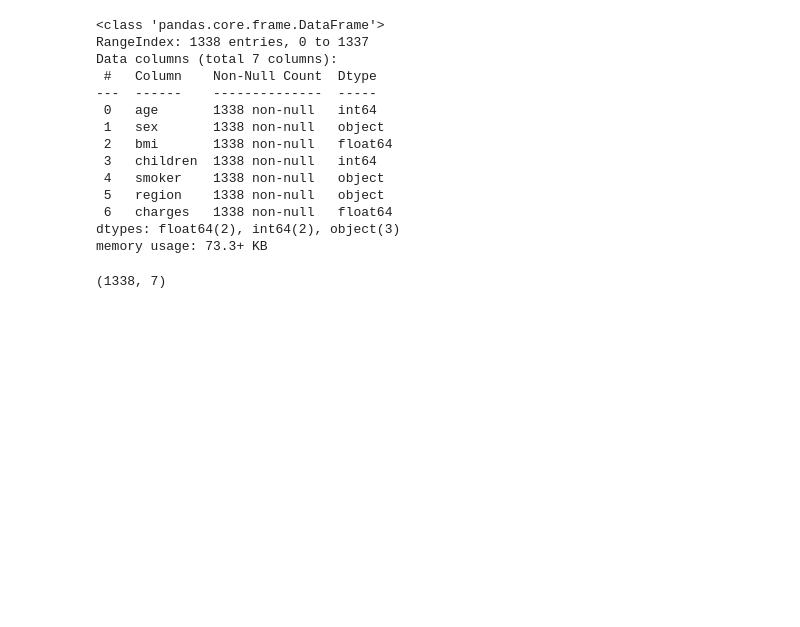
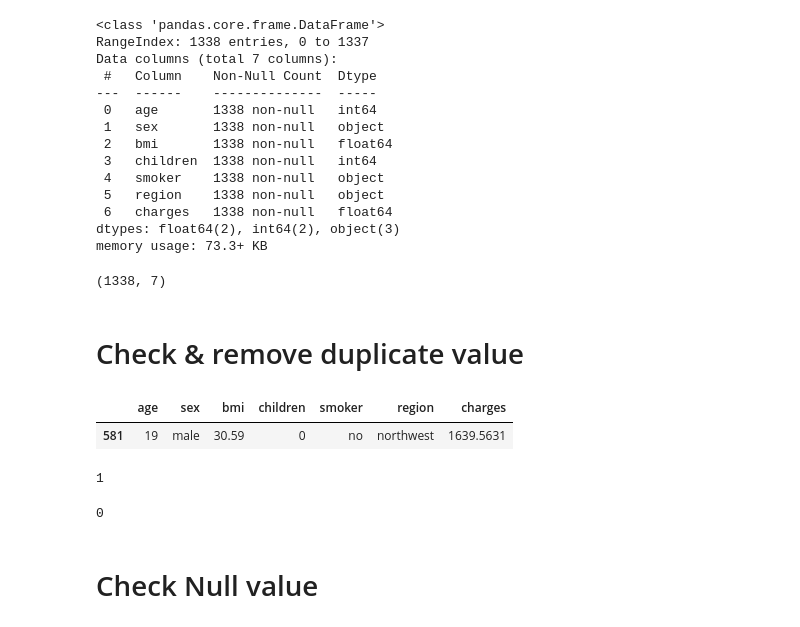
Before and after one commit to Shahriar201/Machine-Learning-Practices, a Jupyter notebook: linear_regression_insurance_part01.ipynb, the cells around one changed output. Cells and saved outputs as stored; diff of their text form; code cells hidden in the pictures; blank space fills up the shorter version.

```diff
--- a/linear_regression_insurance_part01.ipynb
+++ b/linear_regression_insurance_part01.ipynb
@@ -40,3 +42,24 @@ memory usage: 73.3+ KB
 insurance.shape
 # %% [output]
 (1338, 7)
+# %% [markdown]
+# Check & remove duplicate value
+# %%
+# check duplicate value
+insurance[insurance.duplicated()]
+# %% [output]
+|  | age | sex | bmi | children | smoker | region | charges |
+| 581 | 19 | male | 30.59 | 0 | no | northwest | 1639.5631 |
+# %%
+# sum of duplicate date
+insurance.duplicated().sum()
+# %% [output]
+1
+# %%
+# drop/remove duplicate
+insurance = insurance.drop_duplicates()
+insurance.duplicated().sum()
+# %% [output]
+0
+# %% [markdown]
+# Check Null value
```
Also changed, not shown: parts of 10 cells of this notebook.
